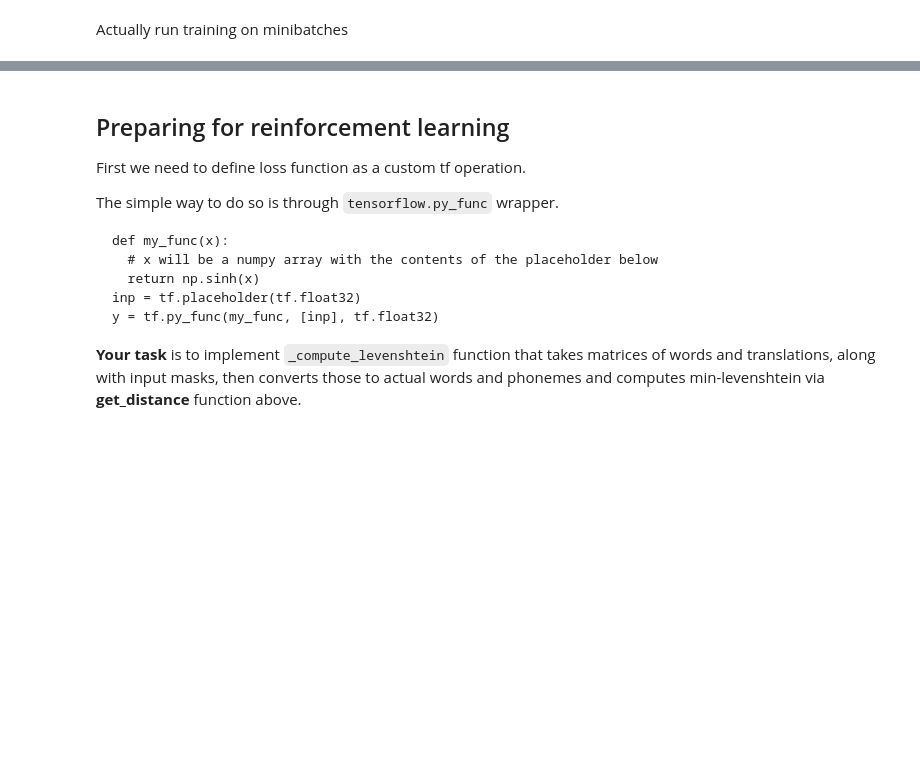
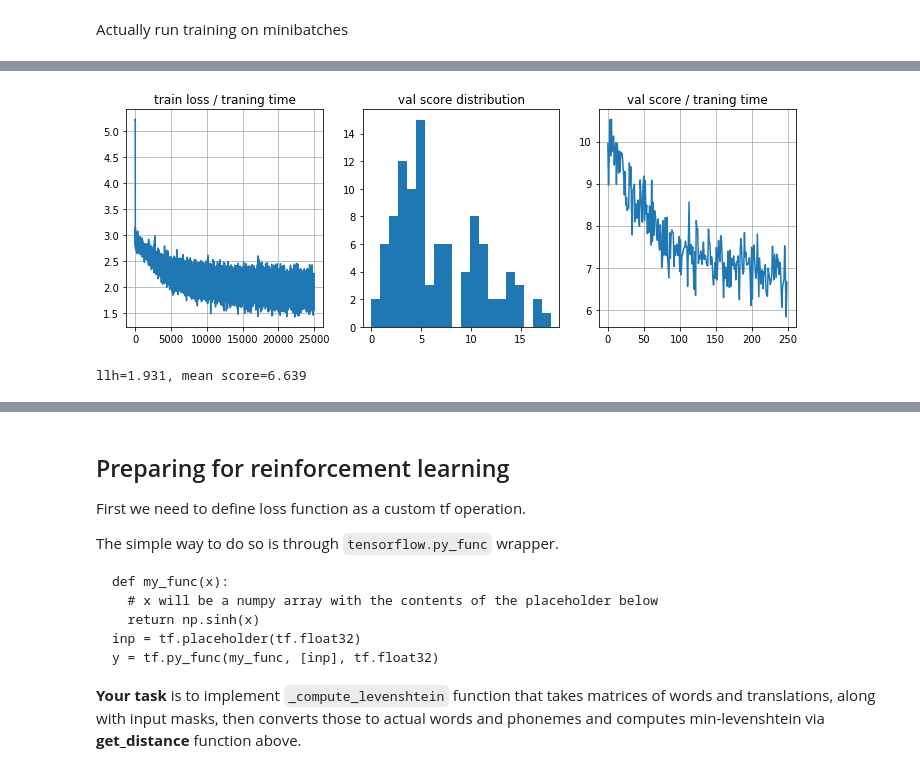
Before and after one commit to truskovskiyk/courses, a Jupyter notebook: week6_outro/seq2seq/practice_tf.ipynb, the cells around one changed output, grey strips where cells are left out. Drawn from its saved outputs; the diff is of its cells as text; code cells hidden in the pictures; blank space fills up the shorter version.

```diff
--- a/week6_outro/seq2seq/practice_tf.ipynb
+++ b/week6_outro/seq2seq/practice_tf.ipynb
@@ -52,7 +52,7 @@ word_to_translation = defaultdict(list) #our dictionary
 bos = '_'
 eos = ';'
 
-with open("main_dataset.txt") as fin:
+with open("main_dataset.txt", encoding='utf') as fin:
     for line in fin:
 
         en,he = line[:-1].lower().replace(bos,' ').replace(eos,' ').split('\t')
@@ -155,7 +205,8 @@ print("\nLog-probabilities (clipped):\n", s.run(logp)[:,:2,:5])
 # %%
 # Prepare any operations you want here
 input_sequence = tf.placeholder('int32', [None,None])
-greedy_translations, logp = <build symbolic translations with greedy=True>
+# greedy_translations, logp = <build symbolic translations with greedy=True>
+greedy_translations, logp = model.symbolic_translate(input_sequence, greedy=True)
 
 def translate(lines):
     """
@@ -164,10 +215,11 @@ def translate(lines):
     :return: a list of output lines
     """
     # Convert lines to a matrix of indices
-    lines_ix = <YOUR CODE>
+    # lines_ix = <YOUR CODE>
+    lines_ix = inp_voc.to_matrix(lines)
 
     # Compute translations in form of indices
-    trans_ix = s.run(greedy_translations, {<YOUR CODE - feed dict>})
+    trans_ix = s.run(greedy_translations, {input_sequence: lines_ix})
 
     # Convert translations back into strings
     return out_voc.to_lines(trans_ix)
@@ -230,7 +294,7 @@ class supervised_training:
     reference_answers = tf.placeholder('int32',[None,None])
 
     # Compute log-probabilities of all possible tokens at each step. Use model interface.
-    logprobs_seq = <YOUR CODE>
+    logprobs_seq = model.symbolic_translate(inp=input_sequence)[1]
 
     # compute mean crossentropy
     crossentropy = - select_values_over_last_axis(logprobs_seq,reference_answers)
@@ -240,7 +304,8 @@ class supervised_training:
     loss = tf.reduce_sum(crossentropy * mask)/tf.reduce_sum(mask)
 
     # Build weights optimizer. Use model.weights to get all trainable params.
-    train_step = <YOUR CODE>
+    train_step = tf.train.AdamOptimizer(learning_rate=0.001).minimize(loss=loss, var_list=model.weights)
+
 
 
 # intialize optimizer params while keeping model intact
@@ -272,39 +346,43 @@ print(by)
 # %%
 from IPython.display import clear_output
-from tqdm import tqdm,trange #or use tqdm_notebook,tnrange
+# from tqdm import tqdm,trange, tqdm_notebook #or use tqdm_notebook,tnrange
+from tqdm import tqdm_notebook,tnrange
 
 loss_history=[]
 editdist_history = []
-
-for i in trange(25000):
+num_iter = 25000
+for i in tnrange(num_iter):
     bx,by = sample_batch(train_words, word_to_translation, 32)
 
     feed_dict = {
         supervised_training.input_sequence:bx,
         supervised_training.reference_answers:by
     }
 
     loss,_ = s.run([supervised_training.loss,supervised_training.train_step],feed_dict)
     loss_history.append(loss)
 
     if (i+1)%REPORT_FREQ==0:
         clear_output(True)
         current_scores = score(test_words)
         editdist_history.append(current_scores.mean())
         plt.figure(figsize=(12,4))
         plt.subplot(131)
         plt.title('train loss / traning time')
         plt.plot(loss_history)
         plt.grid()
         plt.subplot(132)
         plt.title('val score distribution')
         plt.hist(current_scores, bins = 20)
         plt.subplot(133)
         plt.title('val score / traning time')
         plt.plot(editdist_history)
         plt.grid()
         plt.show()
         print("llh=%.3f, mean score=%.3f"%(np.mean(loss_history[-10:]),np.mean(editdist_history[-10:])))
 
 # Note: it's okay if loss oscillates up and down as long as it gets better on average over long term (e.g. 5k batches)
+# %% [output]
+[figure, added]
+llh=1.931, mean score=6.639
 # %%
```
Also changed, not shown: parts of 22 cells of this notebook.
